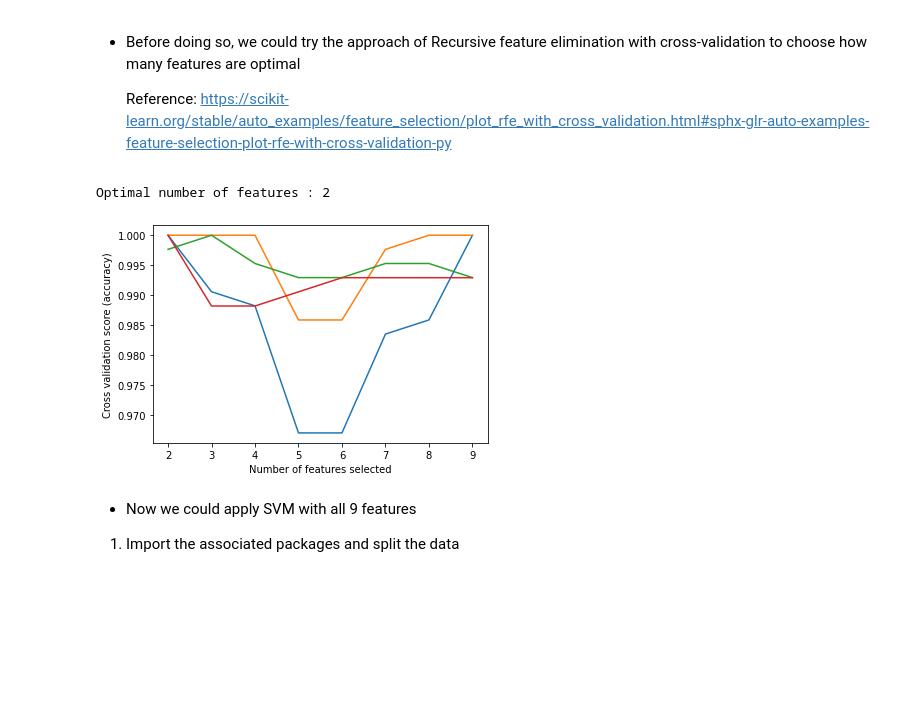
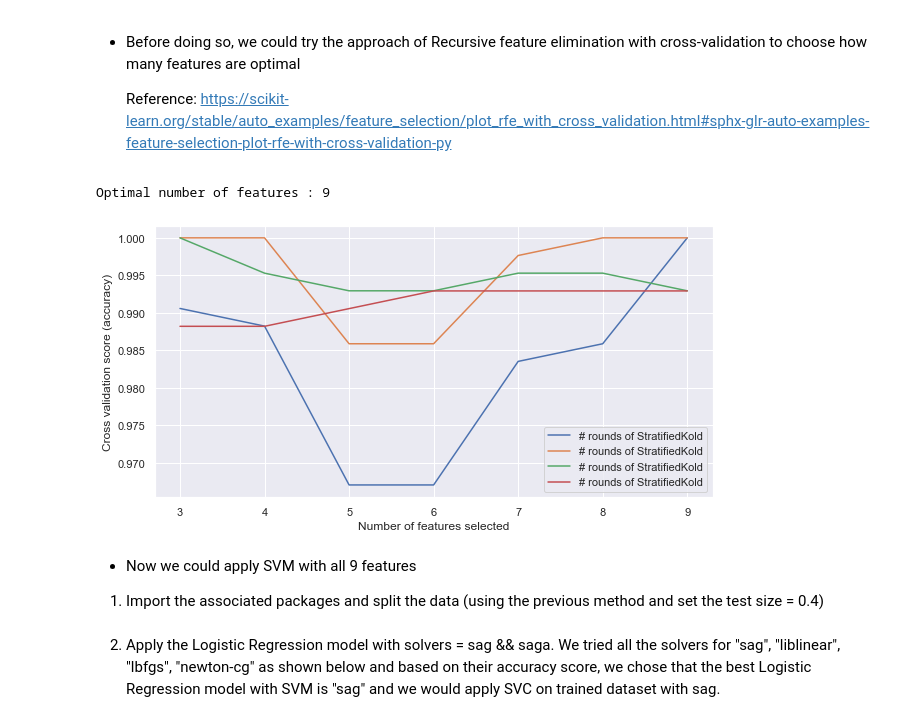
Before and after one commit to rankitten/Security_Analytics_Project, a Jupyter notebook: API_20220428.ipynb, the cells around one changed output. Cells and saved outputs as stored; diff of their text form; code cells hidden in the pictures; blank space fills up the shorter version.

```diff
--- a/API_20220428.ipynb
+++ b/API_20220428.ipynb
@@ -30,6 +30,7 @@ import numpy as np
 import pandas as pd
 import matplotlib.pyplot as plt
 import seaborn as sns
+sns.set()
 from sklearn import preprocessing
 from sklearn.preprocessing import StandardScaler
 from sklearn.model_selection import train_test_split
@@ -662,13 +554,10 @@ As demonstrated above, the overfitting problems for these two models (as well as
 # %%
 from sklearn.linear_model import BayesianRidge
 from sklearn.model_selection import train_test_split
-from sklearn.metrics import mean_squared_error
+from sklearn.metrics import mean_squared_error,mean_squared_log_error
+
 import matplotlib.pyplot as plt
 from numpy import sqrt
-
-x, y = api.drop(['classification'], axis=1), api.classification
-X_train1, X_test1, y_train1, y_test1 = train_test_split(x, y, test_size=0.3, random_state=5)
-X, Y = api_ext.drop(['classification'], axis=1), api_ext.classification
-X_train2, X_test2, y_train2, y_test2 = train_test_split(X, Y, test_size=0.3, random_state=5)
+X, y = api.drop(['classification'], axis=1), api.classification
 # %% [markdown]
 2. We first could try to use default parameters and fit in with train data and print out the model score (R-squared)
@@ -727,40 +639,42 @@ Root_mean_squared_error: 0.29
 # %%
 from sklearn.svm import SVC
 from sklearn.model_selection import StratifiedKFold
 from sklearn.feature_selection import RFECV
 
 
 # Create the RFE object and compute a cross-validated score.
 svc = SVC(kernel="linear")
 # The "accuracy"s scoring shows the proportion of correct classifications
 
-min_features_to_select = 2  # Minimum number of features to consider
+min_features_to_select = 3  # Minimum number of features to consider
 rfecv = RFECV(
     estimator=svc,
     step=1,
     cv=StratifiedKFold(4),
     scoring="accuracy",
     min_features_to_select=min_features_to_select,
 )
-rfecv.fit(x, y)
+rfecv.fit(X, y)
 
 print("Optimal number of features : %d" % rfecv.n_features_)
 
 # Plot number of features VS. cross-validation scores
-plt.figure()
+plt.figure(figsize=[10, 5])
 plt.xlabel("Number of features selected")
 plt.ylabel("Cross validation score (accuracy)")
 plt.plot(
     range(min_features_to_select, len(rfecv.grid_scores_) + min_features_to_select),
     rfecv.grid_scores_,
+    label="# rounds of StratifiedKold",
 )
+plt.legend()
 plt.show()
 # %% [output]
-Optimal number of features : 2
+Optimal number of features : 9
-[figure, old version]
+[figure, new version]
 # %% [markdown]
 * Now we could apply SVM with all 9 features
-1. Import the associated packages and split the data
+1. Import the associated packages and split the data (using the previous method and set the test size = 0.4)
 # %%
 from sklearn.metrics import auc, precision_recall_curve
 from sklearn import svm
@@ -771 +681,3 @@ from sklearn import svm
+# %% [markdown]
+2. Apply the Logistic Regression model with solvers = sag && saga. We tried all the solvers for "sag", "liblinear", "lbfgs", "newton-cg" as shown below and based on their accuracy score, we chose that the best Logistic Regression model with SVM is "sag" and we would apply SVC on trained dataset with sag.
 # %%
```
Also changed, not shown: parts of 34 cells of this notebook, 2 other files.
